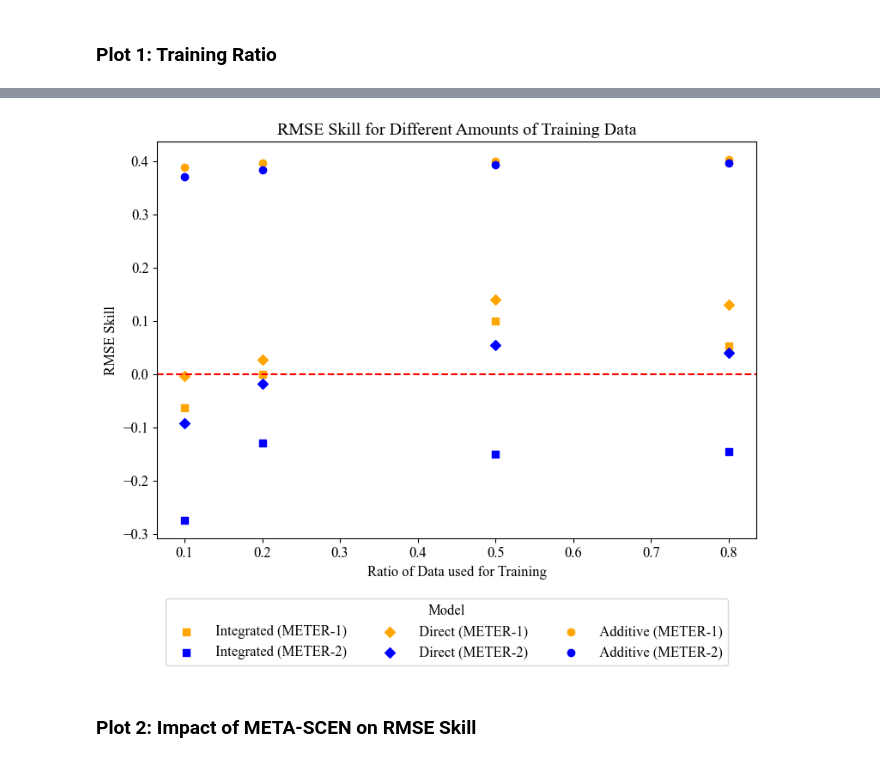
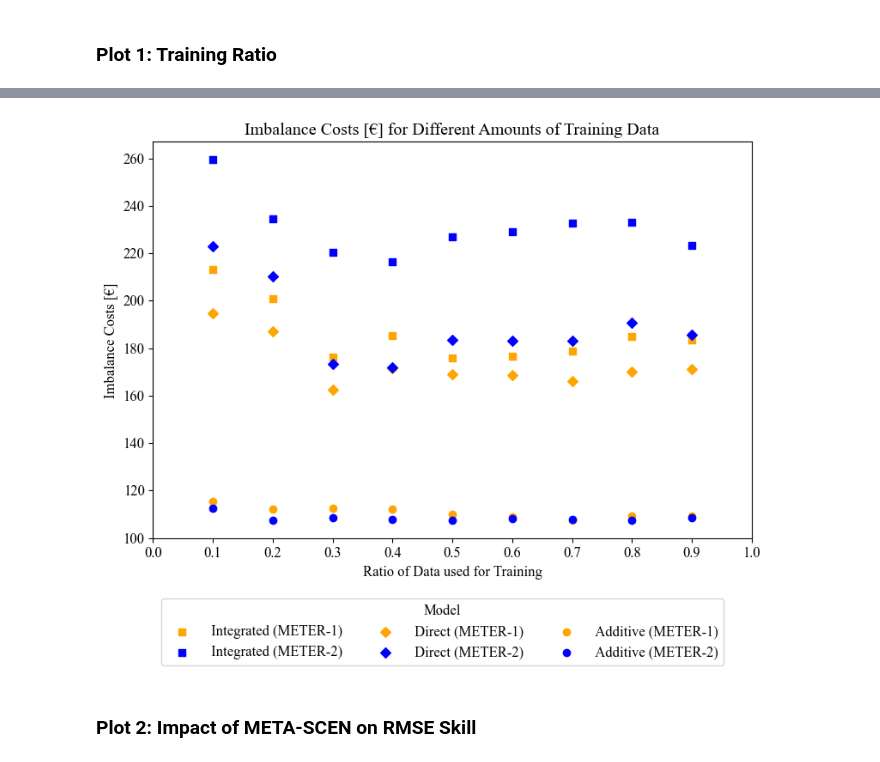
Before and after one commit to nikohou/net-load-forecasting, a Jupyter notebook: notebooks/results_synthesis.ipynb, the cells around one changed output, grey strips where cells are left out. Drawn from its saved outputs; the diff is of its cells as text; code cells hidden in the pictures.

Commit message:
updates on results

```diff
--- a/notebooks/results_synthesis.ipynb
+++ b/notebooks/results_synthesis.ipynb
@@ -31,0 +30,7 @@ df_metrics_all = pd.read_csv(os.path.join(os.getcwd(),'data','model_results',f'd
+# %%
+df_metrics = pd.DataFrame()
+
+for file in os.listdir(os.path.join(os.getcwd(),'data','model_results', 'meter')):
+    if file.endswith(".csv"):
+        df = pd.read_csv(os.path.join(os.getcwd(),'data','model_results',file))
+        df_metrics = pd.concat([df_metrics,df], axis=0)
@@ -32,12 +53,18 @@ df_metrics_all = pd.read_csv(os.path.join(os.getcwd(),'data','model_results',f'd
 # %%
 # Sort the DataFrame by model and season
 
-metric_of_interest = 'rmse_skill'
-metric_of_interest_formatted = metric_of_interest.replace('_', ' ').title()
-if 'rmse' in metric_of_interest:
-    metric_of_interest_formatted = metric_of_interest_formatted.replace('Rmse', 'RMSE')
+metric_of_interest = 'imbalance_costs'
 
-df = df_metrics_all[['model_setup', metric_of_interest, 'METER_SCEN', 'train_ratio']].sort_values(by=['model_setup', 'METER_SCEN'])
+metrics_dict = {'mae': 'Mean Absolute Error (MAE)',
+                'mse': 'Mean Squared Error (MSE)',
+                'rmse': 'Root Mean Squared Error (RMSE)',
+                'rmse_skill': 'RMSE Skill Score',
+                'mape': 'Mean Absolute Percentage Error (MAPE)',
+                'imbalance_costs': 'Imbalance Costs [€]',
+                }
+
+
+df = df_metrics[['model_setup', metric_of_interest, 'METER_SCEN', 'train_ratio']].sort_values(by=['model_setup', 'METER_SCEN'])
 
 # Define colors and shapes based on the season and model
 meter2color = {1: 'orange', 2: 'blue'}
@@ -63,37 +90,37 @@ for shape in set(df['shape']):
         y = df.loc[(df['shape'] == shape) & (df['color'] == color), metric_of_interest]
 
         model_name = shape2model[shape].title()
         if model_name != '24h_persistence':
             model_name = model_name.replace('Prediction_', ' ')
         label = f'{model_name} (METER-{color2meter[color]})'
         ax.scatter(x, y, c=color, marker=shape, label=label)
         if shape not in legend_labels:
             legend_labels.append(label)
 
 if metric_of_interest == 'rmse_skill':
     ax.axhline(y=0, color='red', linestyle='--')
 
 
 # Set the x ticks and labels
-ax.set_xticks(np.arange(0.1, 0.9, 0.1))
+ax.set_xticks(np.arange(0.0, 1.1, 0.1))
 ax.set_xlabel('Ratio of Data used for Training')
 
 # Set the y label
-ax.set_ylabel(f'{metric_of_interest_formatted}')
+ax.set_ylabel(f'{metrics_dict[metric_of_interest]}')
 
 # Set the title
-ax.set_title(f'{metric_of_interest_formatted} for Different Amounts of Training Data')
+ax.set_title(f'{metrics_dict[metric_of_interest]} for Different Amounts of Training Data')
 
 # Set the legend
 legend = fig.legend(handles=ax.collections, labels=legend_labels, title='Model',loc='lower center', bbox_to_anchor=(0.5, -0.15), ncol=3)
 
 # Adjust the figure size
 fig.set_size_inches(9, 6)
 
 # Show the plot
 plt.show()
 # %% [output]
-[figure, old version]
+[figure, new version]
 # %%
 for format in ['png', 'pdf']:
     fig.savefig(os.path.join(os.getcwd(),'imgs','figures',f'train_ratio_{metric_of_interest}.{format}'), bbox_inches='tight')
```
Also changed, not shown: parts of 5 cells of this notebook, 4 other files.
